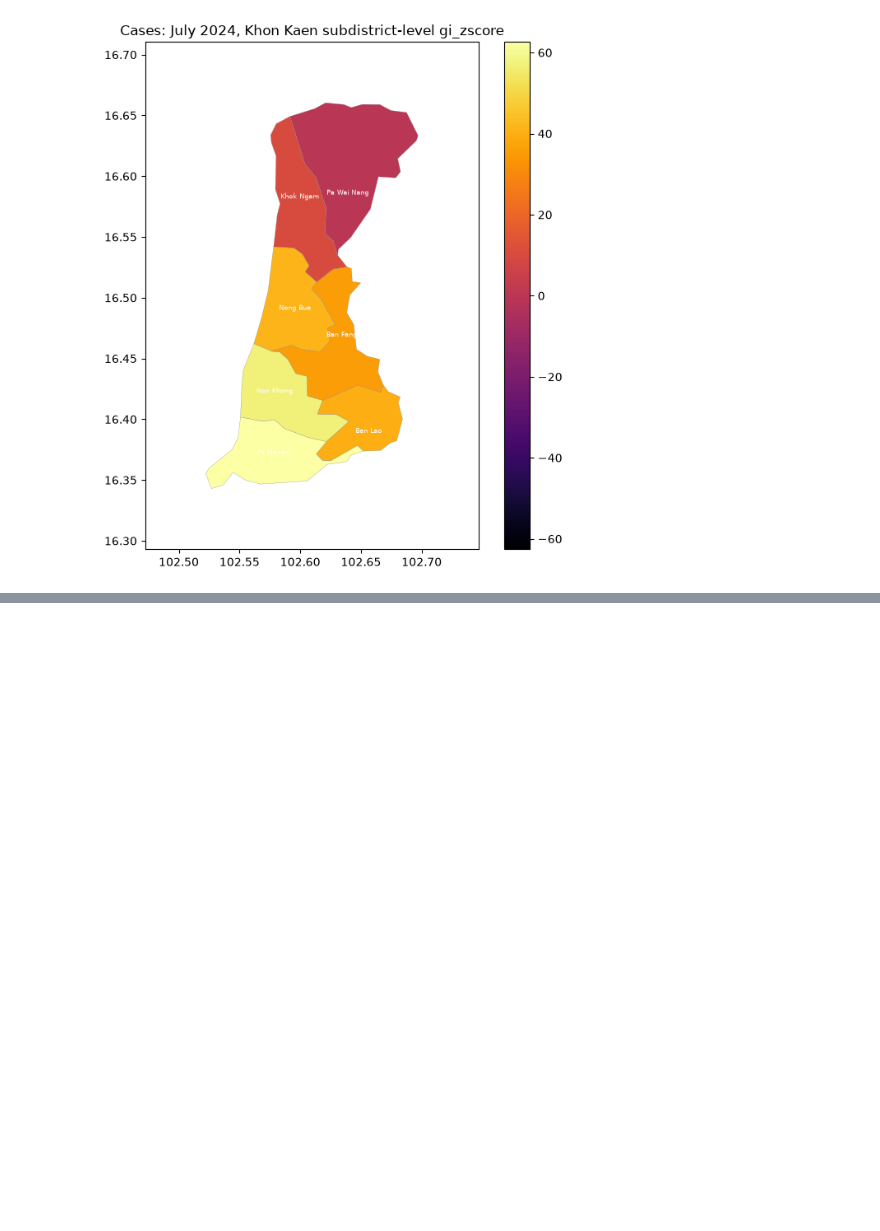
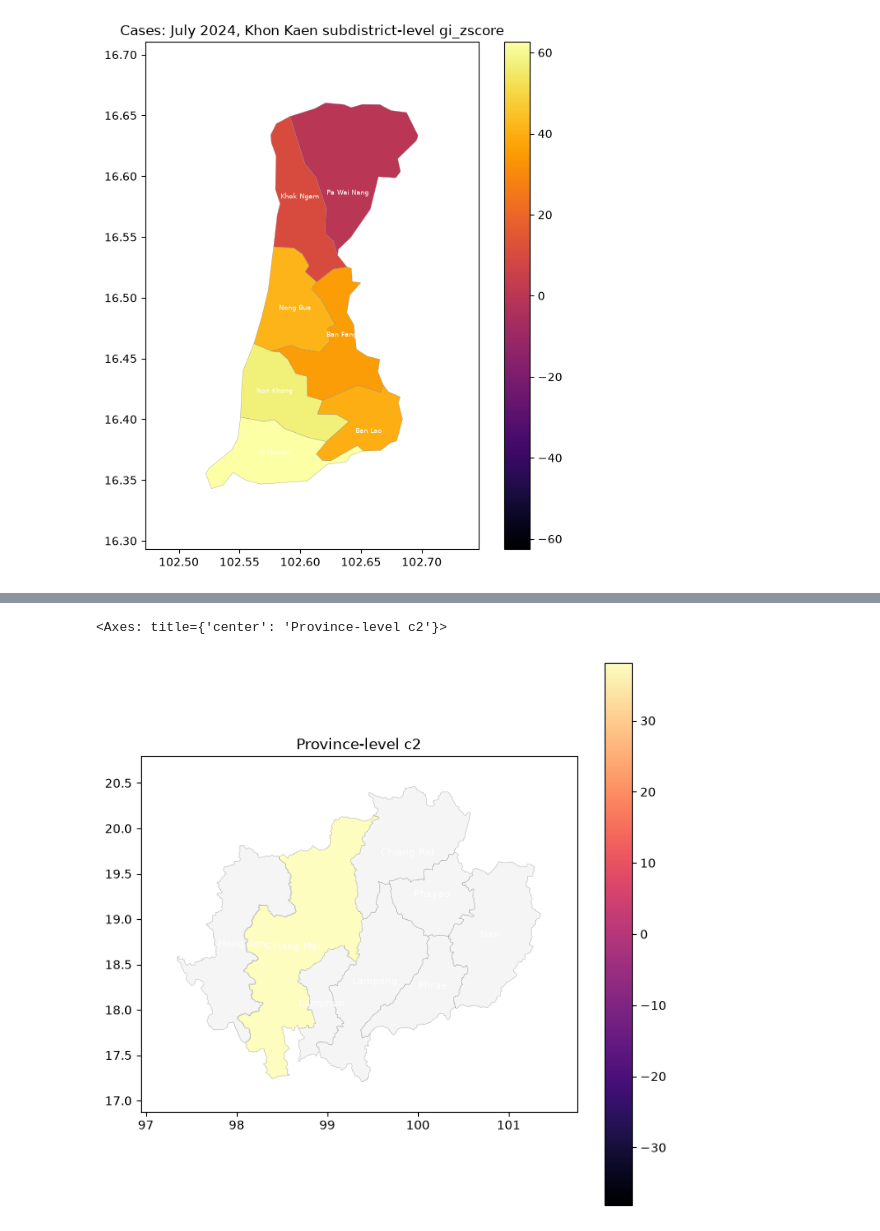
Before and after one commit to nongwarodom/spatialdetection, a Jupyter notebook: notebooks/quickstart.ipynb, the cells around one changed output, grey strips where cells are left out. Cells and saved outputs as stored; diff of their text form; code cells hidden in the pictures; blank space fills up the shorter version.

```diff
--- a/notebooks/quickstart.ipynb
+++ b/notebooks/quickstart.ipynb
@@ -960,0 +1017,15 @@ plot_hotspots(
+# %%
+month_starts = pd.date_range("2023-01-01", periods=8, freq="MS")
+month_outbreak_df = make_dense_temporal_outbreak(
+    month_starts, spike_final_n=80, spike_background_range=(10, 15), background_range=(60, 90)
+)
+
+with warnings.catch_warnings():
+    warnings.simplefilter("ignore", UserWarning)
+    spatial_last_month = province_hotspots(month_outbreak_df[month_outbreak_df["reported_at"] == month_starts[-1]], k=5, permutations=499)
+cm_spatial_month = spatial_last_month[spatial_last_month["province_en"] == "Chiang Mai"].iloc[0]
+month_rank = int((spatial_last_month["gi_zscore"] > cm_spatial_month["gi_zscore"]).sum()) + 1
+print(
+    f"Month {month_starts[-1].strftime('%Y-%m')}: Chiang Mai count={cm_spatial_month['count']:.0f}, "
+    f"gi_zscore={cm_spatial_month['gi_zscore']:.2f} (rank {month_rank}/{len(spatial_last_month)} -- unremarkable spatially)"
+)
@@ -960,0 +1034,4 @@ plot_hotspots(
+# %%
+month_ears = province_ears(month_outbreak_df, time_col="reported_at", timeframe="month", baseline_window=5)
+cm_month_ears = month_ears[month_ears["province_en"] == "Chiang Mai"].sort_values("time_bin")
+cm_month_ears[["time_bin", "count", "c1", "c2", "c2_alert"]]
@@ -960,0 +1048,13 @@ plot_hotspots(
+# %%
+plot_hotspots(
+    month_ears[month_ears["time_bin"] == cm_month_ears["time_bin"].iloc[-1]],
+    value_col="c2",
+    health_zone=1,
+    cmap="magma",
+    show_labels=True,
+    label_fontsize=8,
+    label_color="white",
+)
+# %% [output]
+<Axes: title={'center': 'Province-level c2'}>
+[figure, added]
```
Also changed, not shown: parts of 34 cells of this notebook, 3 other files.
